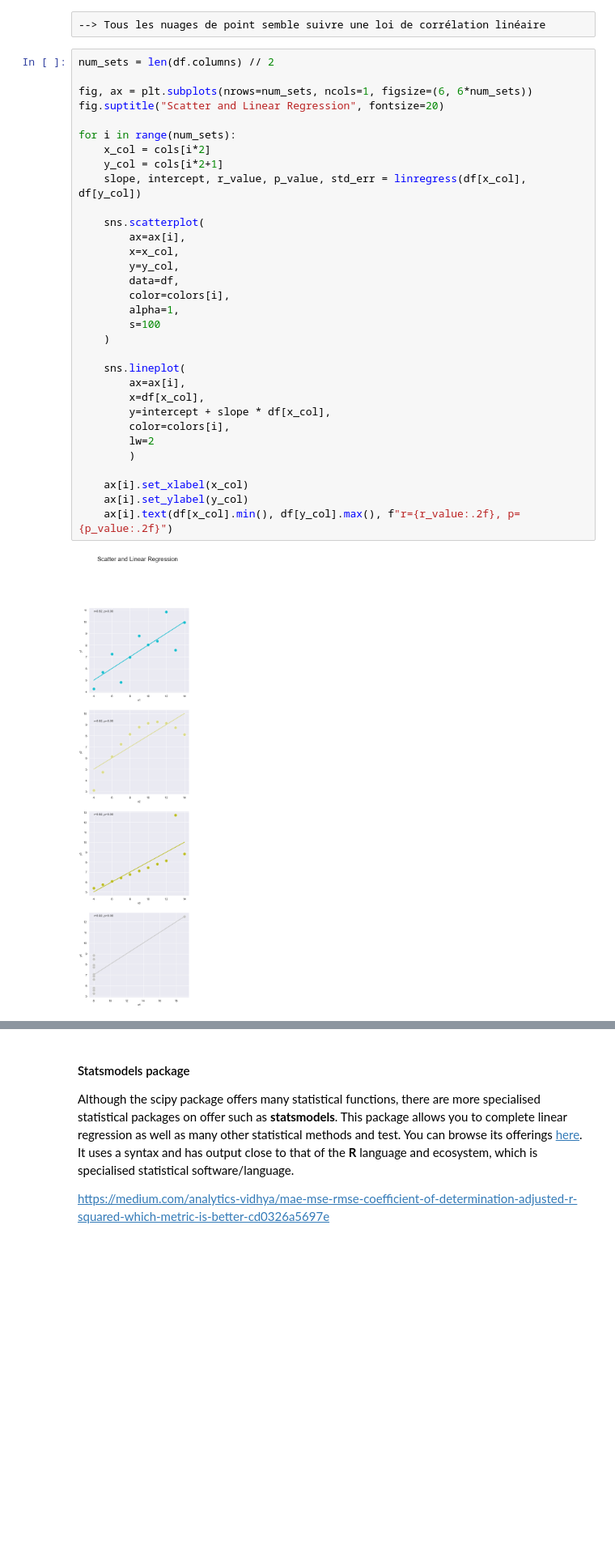
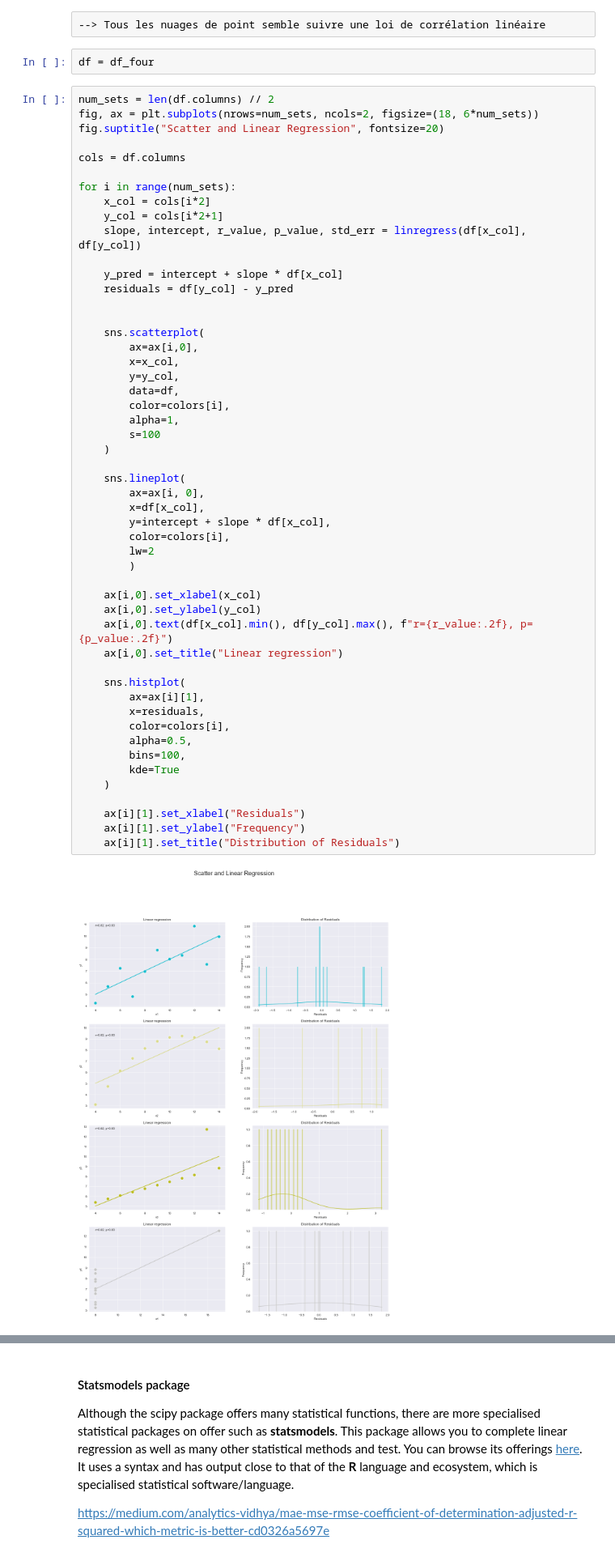
Before and after one commit to ManuLabricole/CDN-Statistique, a Jupyter notebook: 3 - Regression lineaire/Notebooks/notebook_1.ipynb, the cells around one changed output, grey strips where cells are left out. Shown: that part at 81% size. Cells and saved outputs as stored; diff of their text form; blank space fills up the shorter version.

```diff
--- a/3 - Regression lineaire/Notebooks/notebook_1.ipynb
+++ b/3 - Regression lineaire/Notebooks/notebook_1.ipynb
@@ -212,36 +207,57 @@ r1 : 0.8164205163448399 - r2 : 0.8162365060002426 - r2 : 0.8162867394895982 - r4
 # %% [raw]
 --> Tous les nuages de point semble suivre une loi de corrélation linéaire
+# %%
+df = df_four
 # %%
 num_sets = len(df.columns) // 2
+fig, ax = plt.subplots(nrows=num_sets, ncols=2, figsize=(18, 6*num_sets))
+fig.suptitle("Scatter and Linear Regression", fontsize=20)
 
-fig, ax = plt.subplots(nrows=num_sets, ncols=1, figsize=(6, 6*num_sets))
-fig.suptitle("Scatter and Linear Regression", fontsize=20)
+cols = df.columns
 
 for i in range(num_sets):
     x_col = cols[i*2]
     y_col = cols[i*2+1]
     slope, intercept, r_value, p_value, std_err = linregress(df[x_col], df[y_col])
 
+    y_pred = intercept + slope * df[x_col]
+    residuals = df[y_col] - y_pred
+
+
     sns.scatterplot(
-        ax=ax[i],
+        ax=ax[i,0],
         x=x_col,
         y=y_col,
         data=df,
         color=colors[i],
         alpha=1,
         s=100
     )
 
     sns.lineplot(
-        ax=ax[i],
+        ax=ax[i, 0],
         x=df[x_col],
         y=intercept + slope * df[x_col],
         color=colors[i],
         lw=2
         )
 
-    ax[i].set_xlabel(x_col)
-    ax[i].set_ylabel(y_col)
-    ax[i].text(df[x_col].min(), df[y_col].max(), f"r={r_value:.2f}, p={p_value:.2f}")
+    ax[i,0].set_xlabel(x_col)
+    ax[i,0].set_ylabel(y_col)
+    ax[i,0].text(df[x_col].min(), df[y_col].max(), f"r={r_value:.2f}, p={p_value:.2f}")
+    ax[i,0].set_title("Linear regression")
+
+    sns.histplot(
+        ax=ax[i][1],
+        x=residuals,
+        color=colors[i],
+        alpha=0.5,
+        bins=100,
+        kde=True
+    )
+
+    ax[i][1].set_xlabel("Residuals")
+    ax[i][1].set_ylabel("Frequency")
+    ax[i][1].set_title("Distribution of Residuals")
 # %% [output]
-[figure, old version]
+[figure, new version]
```
Also changed, not shown: parts of 26 cells of this notebook.
